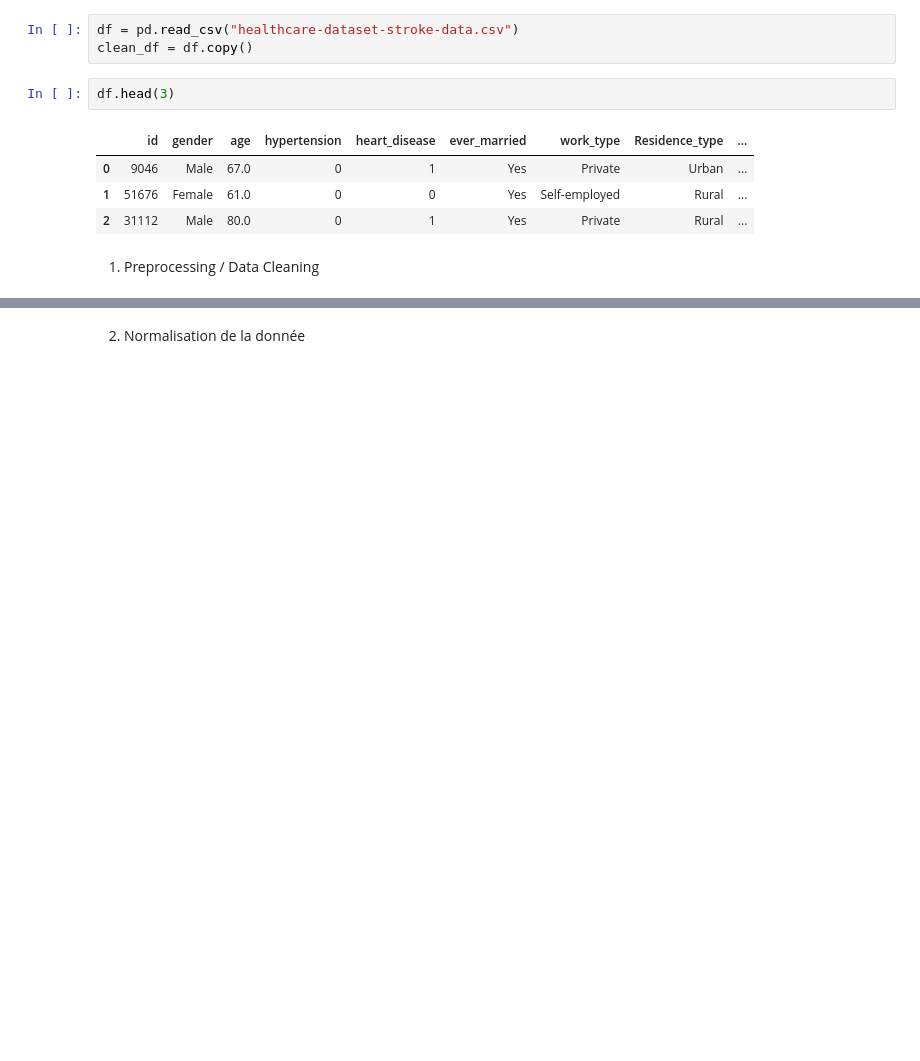
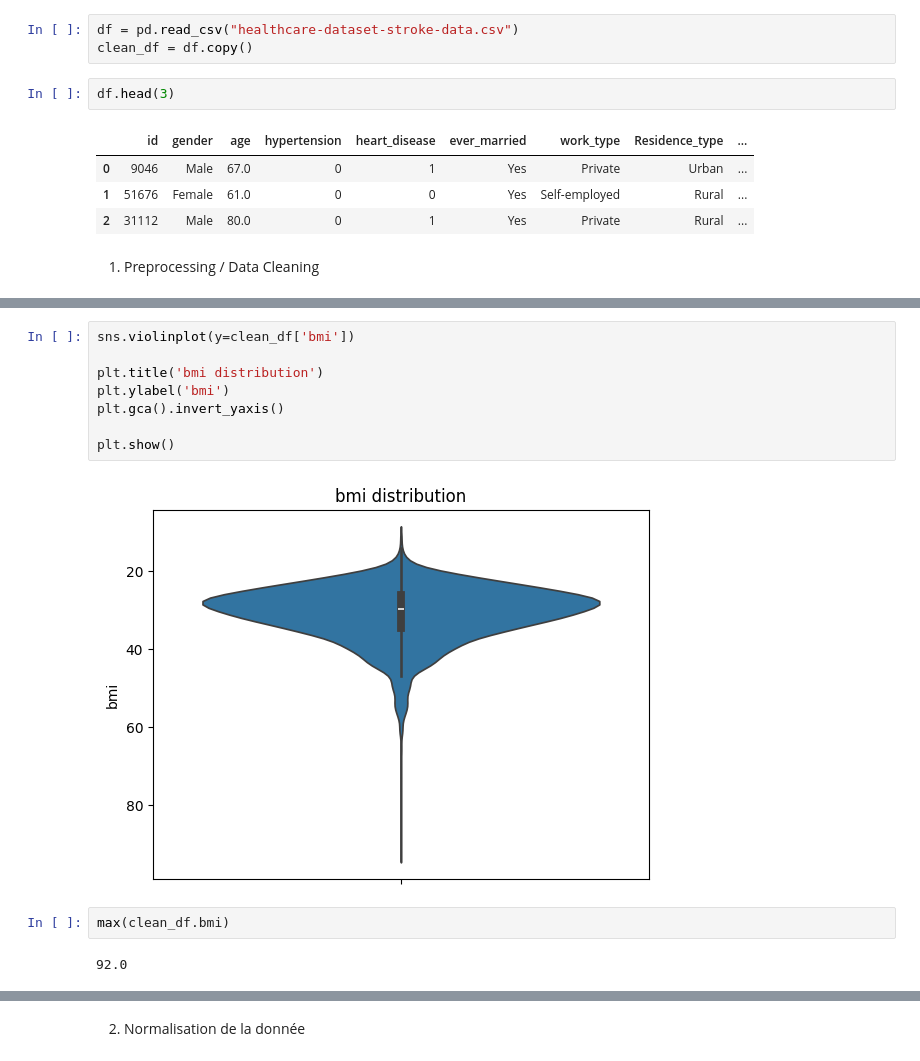
Before and after one commit to julienRactM/stroke-alert, a Jupyter notebook: main_notebook.ipynb, the cells around one changed output, grey strips where cells are left out. Saved outputs shown, nothing was run; the diff lists cells and outputs as text; blank space fills up the shorter version.

```diff
--- a/main_notebook.ipynb
+++ b/main_notebook.ipynb
@@ -41,0 +45,14 @@ clean_df.head(3)
+# %%
+sns.violinplot(y=clean_df['bmi'])
+
+plt.title('bmi distribution')
+plt.ylabel('bmi')
+plt.gca().invert_yaxis()
+
+plt.show()
+# %% [output]
+[figure, added]
+# %%
+max(clean_df.bmi)
+# %% [output]
+92.0
```
Also changed, not shown: parts of 6 cells of this notebook, 1 other file.
